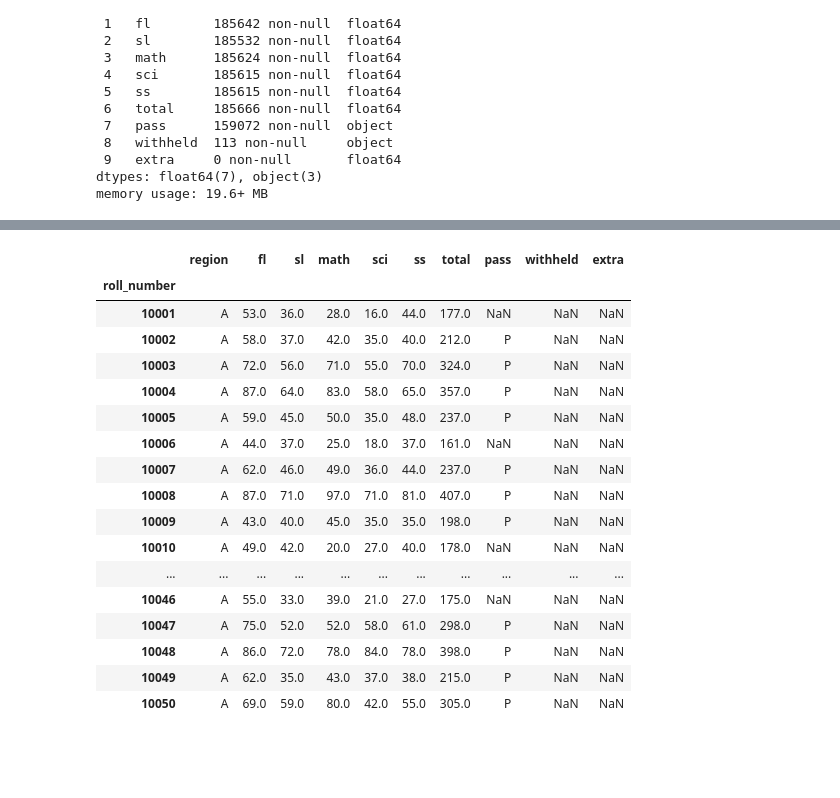
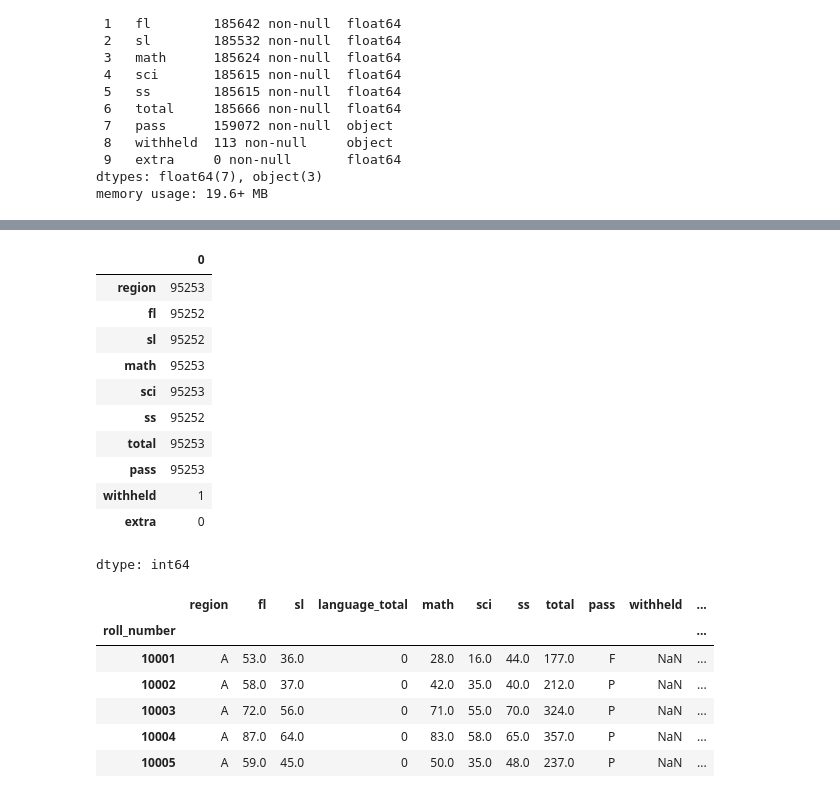
Before and after one commit to Balan-hub/EDAA, a Jupyter notebook: EDA_1.ipynb, the cells around one changed output, grey strips where cells are left out. Cells and saved outputs as stored; diff of their text form; code cells hidden in the pictures; blank space fills up the shorter version.

```diff
--- a/EDA_1.ipynb
+++ b/EDA_1.ipynb
@@ -359,0 +467,2 @@ memory usage: 19.6+ MB
+# %%
+sslc['pass'] = sslc['pass'].fillna('F')
@@ -360,21 +568,27 @@ memory usage: 19.6+ MB
+# %%
+sslc_60.count()
+# %% [output]
+|  | 0 |
+| region | 95253 |
+| fl | 95252 |
+| sl | 95252 |
+| math | 95253 |
+| sci | 95253 |
+| ss | 95252 |
+| total | 95253 |
+| pass | 95253 |
+| withheld | 1 |
+| extra | 0 |
+dtype: int64
+# %%
+sslc.insert(3, 'language_total',0)
 # %%
-sslc.head(50)
+sslc.head()
 # %% [output]
-|  | region | fl | sl | math | sci | ss | total | pass | withheld | extra |
-| roll_number |  |  |  |  |  |  |  |  |  |  |
-| 10001 | A | 53.0 | 36.0 | 28.0 | 16.0 | 44.0 | 177.0 | NaN | NaN | NaN |
-| 10002 | A | 58.0 | 37.0 | 42.0 | 35.0 | 40.0 | 212.0 | P | NaN | NaN |
-| 10003 | A | 72.0 | 56.0 | 71.0 | 55.0 | 70.0 | 324.0 | P | NaN | NaN |
-| 10004 | A | 87.0 | 64.0 | 83.0 | 58.0 | 65.0 | 357.0 | P | NaN | NaN |
-| 10005 | A | 59.0 | 45.0 | 50.0 | 35.0 | 48.0 | 237.0 | P | NaN | NaN |
-| 10006 | A | 44.0 | 37.0 | 25.0 | 18.0 | 37.0 | 161.0 | NaN | NaN | NaN |
-| 10007 | A | 62.0 | 46.0 | 49.0 | 36.0 | 44.0 | 237.0 | P | NaN | NaN |
-| 10008 | A | 87.0 | 71.0 | 97.0 | 71.0 | 81.0 | 407.0 | P | NaN | NaN |
-| 10009 | A | 43.0 | 40.0 | 45.0 | 35.0 | 35.0 | 198.0 | P | NaN | NaN |
-| 10010 | A | 49.0 | 42.0 | 20.0 | 27.0 | 40.0 | 178.0 | NaN | NaN | NaN |
-| ... | ... | ... | ... | ... | ... | ... | ... | ... | ... | ... |
-| 10046 | A | 55.0 | 33.0 | 39.0 | 21.0 | 27.0 | 175.0 | NaN | NaN | NaN |
-| 10047 | A | 75.0 | 52.0 | 52.0 | 58.0 | 61.0 | 298.0 | P | NaN | NaN |
-| 10048 | A | 86.0 | 72.0 | 78.0 | 84.0 | 78.0 | 398.0 | P | NaN | NaN |
-| 10049 | A | 62.0 | 35.0 | 43.0 | 37.0 | 38.0 | 215.0 | P | NaN | NaN |
-| 10050 | A | 69.0 | 59.0 | 80.0 | 42.0 | 55.0 | 305.0 | P | NaN | NaN |
+|  | region | fl | sl | language_total | math | sci | ss | total | pass | withheld | ... |
+| roll_number |  |  |  |  |  |  |  |  |  |  | ... |
+| 10001 | A | 53.0 | 36.0 | 0 | 28.0 | 16.0 | 44.0 | 177.0 | F | NaN | ... |
+| 10002 | A | 58.0 | 37.0 | 0 | 42.0 | 35.0 | 40.0 | 212.0 | P | NaN | ... |
+| 10003 | A | 72.0 | 56.0 | 0 | 71.0 | 55.0 | 70.0 | 324.0 | P | NaN | ... |
+| 10004 | A | 87.0 | 64.0 | 0 | 83.0 | 58.0 | 65.0 | 357.0 | P | NaN | ... |
+| 10005 | A | 59.0 | 45.0 | 0 | 50.0 | 35.0 | 48.0 | 237.0 | P | NaN | ... |
```
Also changed, not shown: parts of 32 cells of this notebook.
